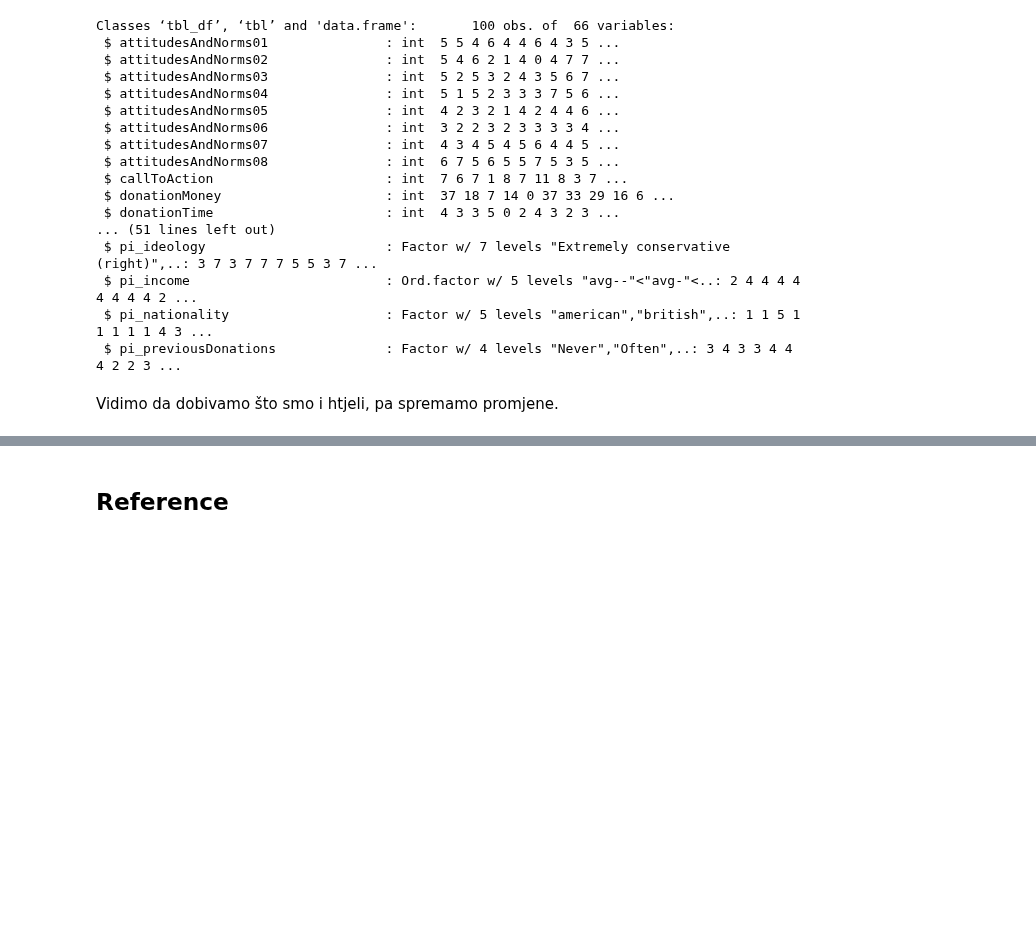
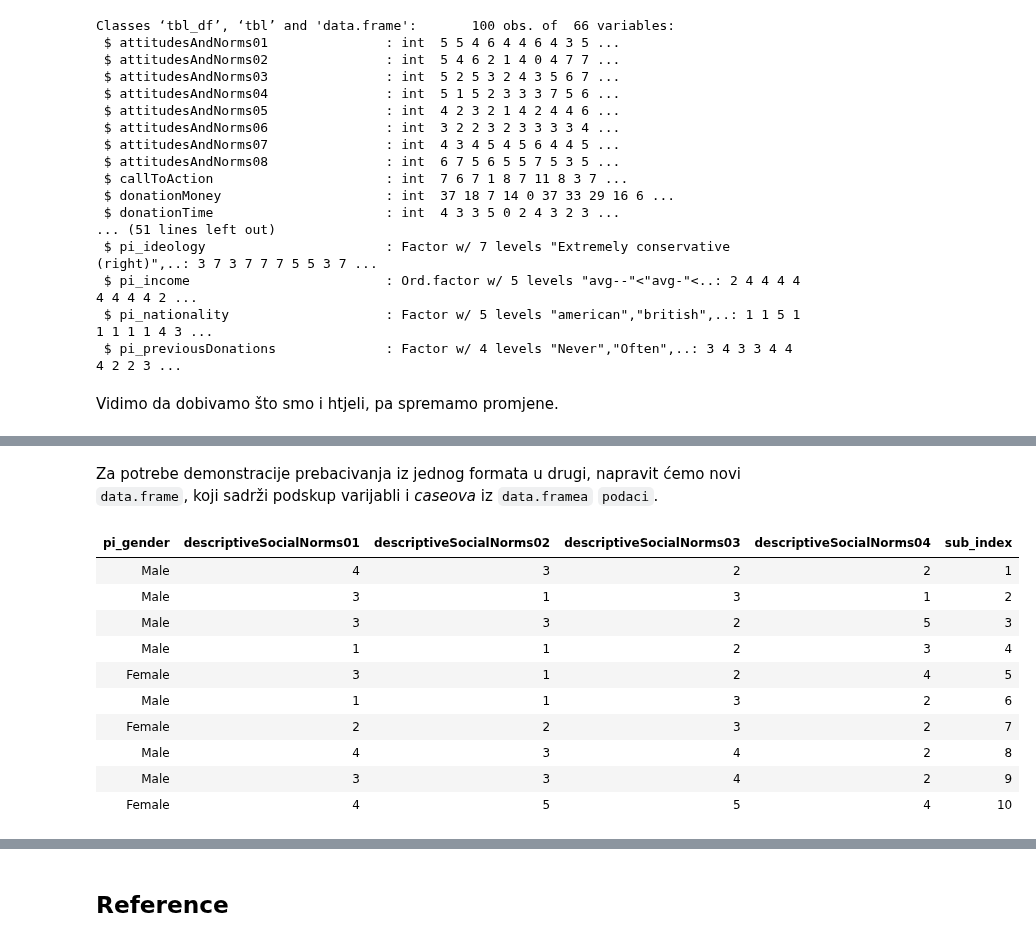
Before and after one commit to vdeni/rdionica, a Jupyter notebook: jupyter-notebook/priprema_podaci_upitnik.ipynb, the cells around one changed output, grey strips where cells are left out. Saved outputs shown, nothing was run; the diff lists cells and outputs as text; code cells hidden in the pictures; blank space fills up the shorter version.

```diff
--- a/jupyter-notebook/priprema_podaci_upitnik.ipynb
+++ b/jupyter-notebook/priprema_podaci_upitnik.ipynb
@@ -911,0 +950,26 @@ select(1:mf_SanctityDegradation, mf_CareHarm, mf_FairnessCheating,
+# %% [markdown]
+Za potrebe demonstracije prebacivanja iz jednog formata u drugi, napravit ćemo novi `data.frame`, koji sadrži podskup varijabli i *caseova* iz `data.framea` `podaci`.
+# %%
+podaci %>%
+# slice nam omogućuje da biramo
+# redove prema indeksu. uzet ćemo
+# prvih 10 sudionika
+dplyr::slice(., 1:10) %>%
+dplyr::select(pi_gender, starts_with('descriptive')) %>%
+# dodajemo eksplicitni indeks za svakog sudionika
+dplyr::add_column(., sub_index = 1:nrow(.)) ->
+podaci_wide
+
+podaci_wide
+# %% [output]
+| pi_gender | descriptiveSocialNorms01 | descriptiveSocialNorms02 | descriptiveSocialNorms03 | descriptiveSocialNorms04 | sub_index |
+| Male | 4 | 3 | 2 | 2 | 1 |
+| Male | 3 | 1 | 3 | 1 | 2 |
+| Male | 3 | 3 | 2 | 5 | 3 |
+| Male | 1 | 1 | 2 | 3 | 4 |
+| Female | 3 | 1 | 2 | 4 | 5 |
+| Male | 1 | 1 | 3 | 2 | 6 |
+| Female | 2 | 2 | 3 | 2 | 7 |
+| Male | 4 | 3 | 4 | 2 | 8 |
+| Male | 3 | 3 | 4 | 2 | 9 |
+| Female | 4 | 5 | 5 | 4 | 10 |
```
Also changed, not shown: parts of 42 cells of this notebook.
